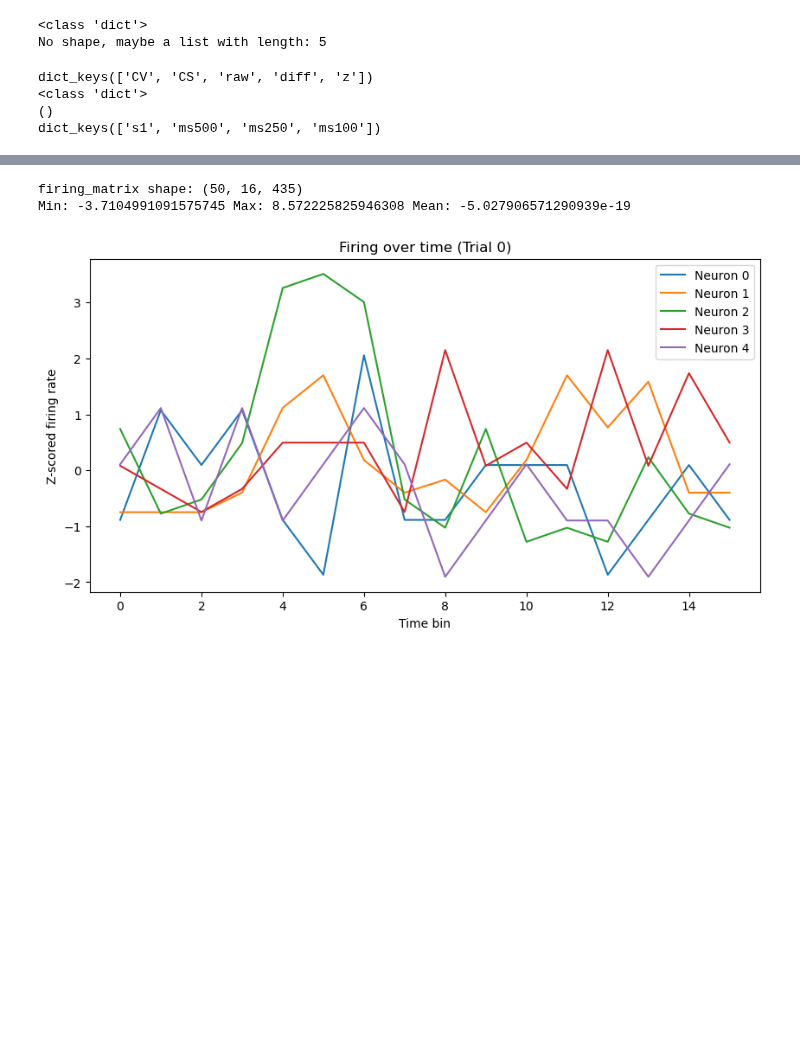
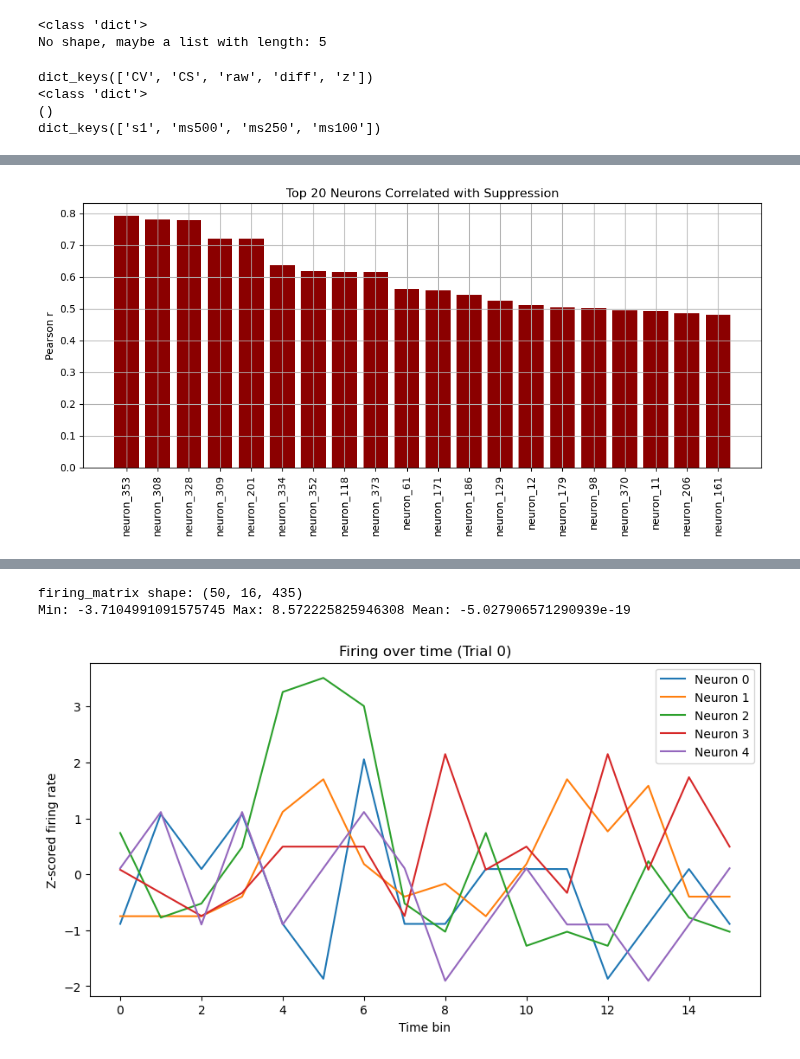
Before and after one commit to JHCelaya/FearDecoding, a Jupyter notebook: roughanalysis.ipynb, the cells around one changed output, grey strips where cells are left out. Cells and saved outputs as stored; diff of their text form; code cells hidden in the pictures; blank space fills up the shorter version.

```diff
--- a/roughanalysis.ipynb
+++ b/roughanalysis.ipynb
@@ -182,0 +243,6 @@ dict_keys(['interval', 'pellet', 'itiPokeCess'])
+# %%
+# grab and calculate our average suppression ratio to match our neural vectors
+y_suppression = cer_raw['ms500']['interval'].mean(axis=(1, 2))  # average across time + neurons
+# %%
+# add to new dataframe
+df['suppression_mean'] = y_suppression
@@ -182,0 +260,11 @@ dict_keys(['interval', 'pellet', 'itiPokeCess'])
+# %%
+from scipy.stats import pearsonr
+
+correlations = {
+    neuron: pearsonr(df[neuron], df['suppression_mean'])[0]
+    for neuron in df.columns if neuron.startswith('neuron_')
+}
+# %%
+
+correlation_df = pd.DataFrame(list(correlations.items()), columns=['Neuron', 'Correlation'])
+correlation_df.sort_values('Correlation', ascending=False).head(10)
@@ -182,0 +283,13 @@ dict_keys(['interval', 'pellet', 'itiPokeCess'])
+# %%
+top_corr = correlation_df.sort_values('Correlation', ascending=False).head(20)
+
+plt.figure(figsize=(10, 5))
+plt.bar(top_corr['Neuron'], top_corr['Correlation'], color='darkred')
+plt.xticks(rotation=90)
+plt.title("Top 20 Neurons Correlated with Suppression")
+plt.ylabel("Pearson r")
+plt.grid(True)
+plt.tight_layout()
+plt.show()
+# %% [output]
+[figure, added]
```
Also changed, not shown: parts of 33 cells of this notebook, 2 other files.
